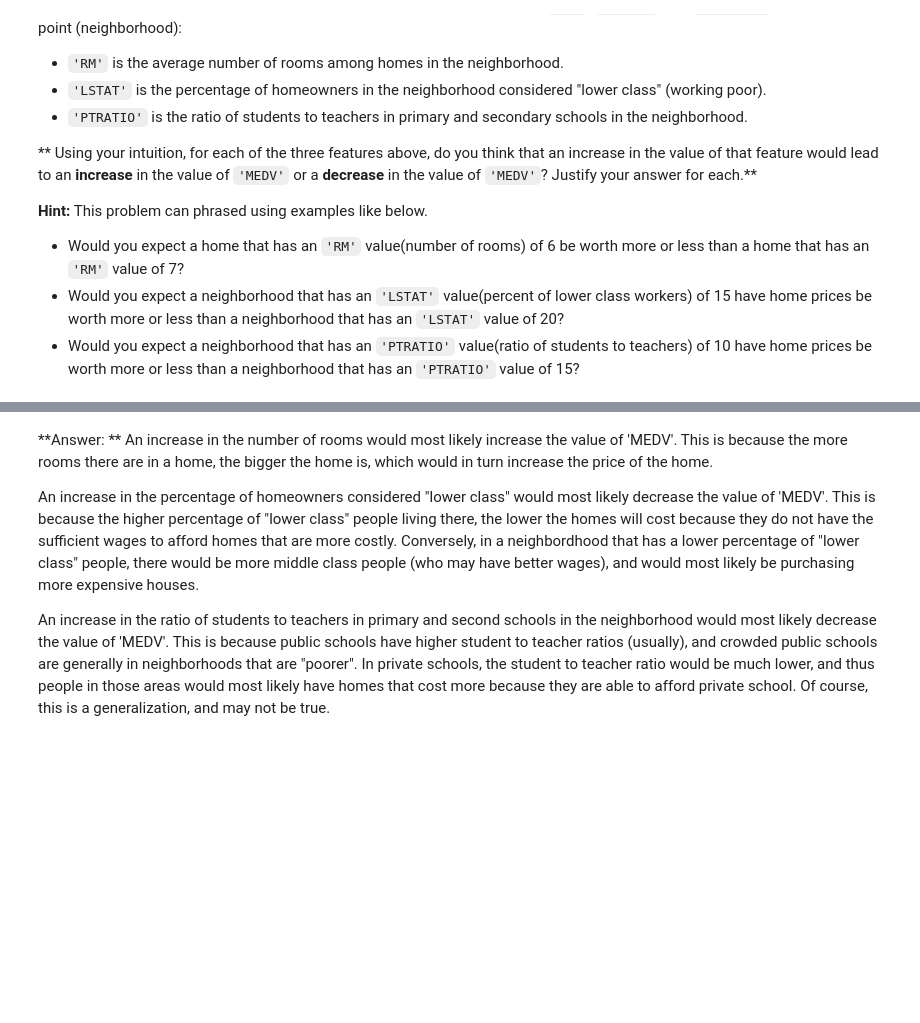
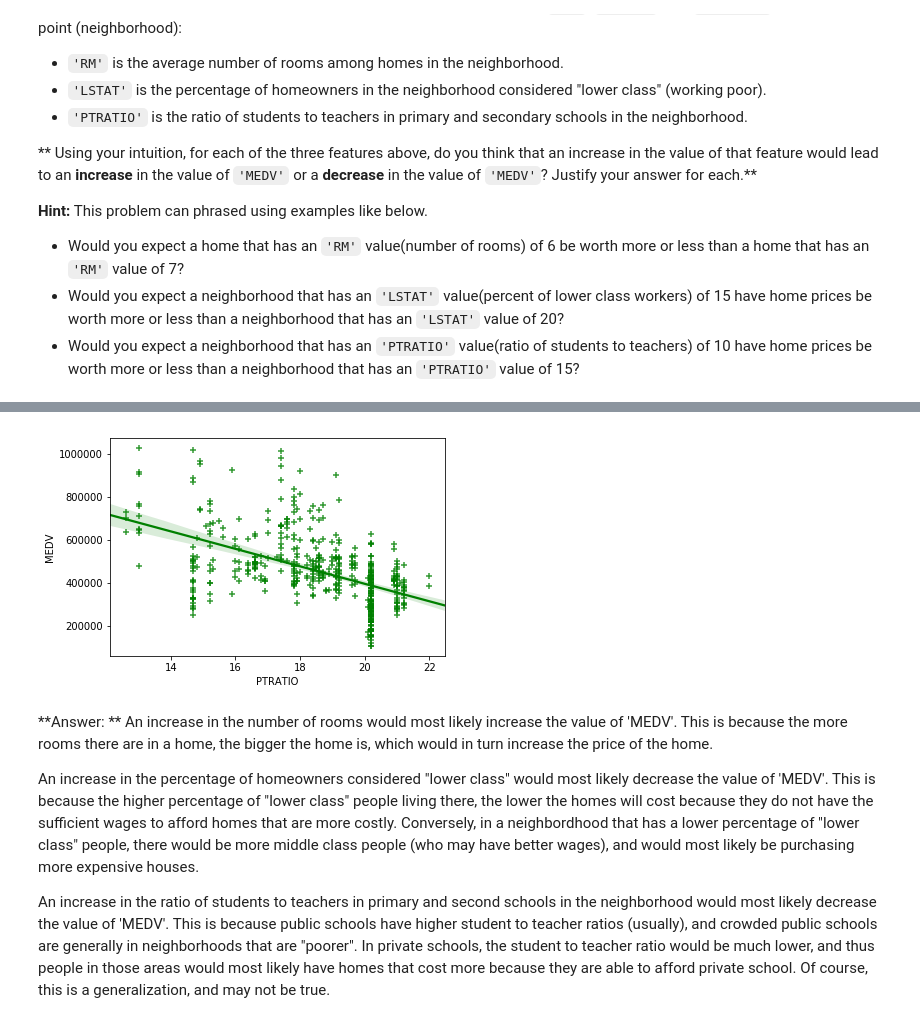
Before and after one commit to bluebehree/udacity-machine-learning-nd, a Jupyter notebook: boston_housing/boston_housing.ipynb, the cells around one changed output, grey strips where cells are left out. Drawn from its saved outputs; the diff is of its cells as text; code cells hidden in the pictures; blank space fills up the shorter version.

```diff
--- a/boston_housing/boston_housing.ipynb
+++ b/boston_housing/boston_housing.ipynb
@@ -100,3 +114,9 @@ As a reminder, we are using three features from the Boston housing dataset: `'RM
+# %%
+for v in ['PTRATIO']:
+    sns.regplot(data[v],prices, marker='+', color='green')
+    plt.show()
+# %% [output]
+[figure, added]
 # %% [markdown]
 **Answer: ** An increase in the number of rooms would most likely increase the value of 'MEDV'. This is because the more rooms there are in a home, the bigger the home is, which would in turn increase the price of the home.
 
```
Also changed, not shown: parts of 7 cells of this notebook, 1 other file.
